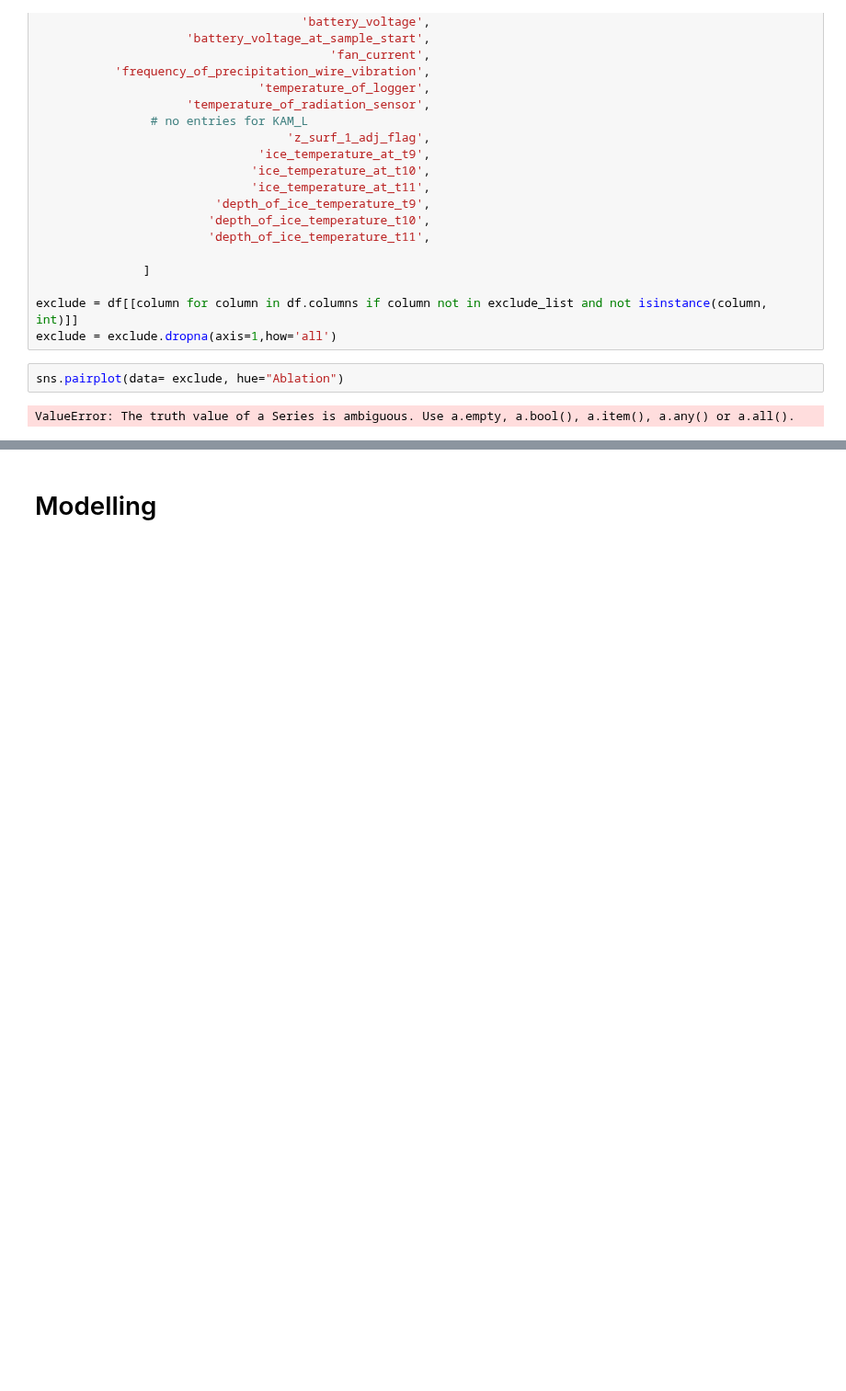
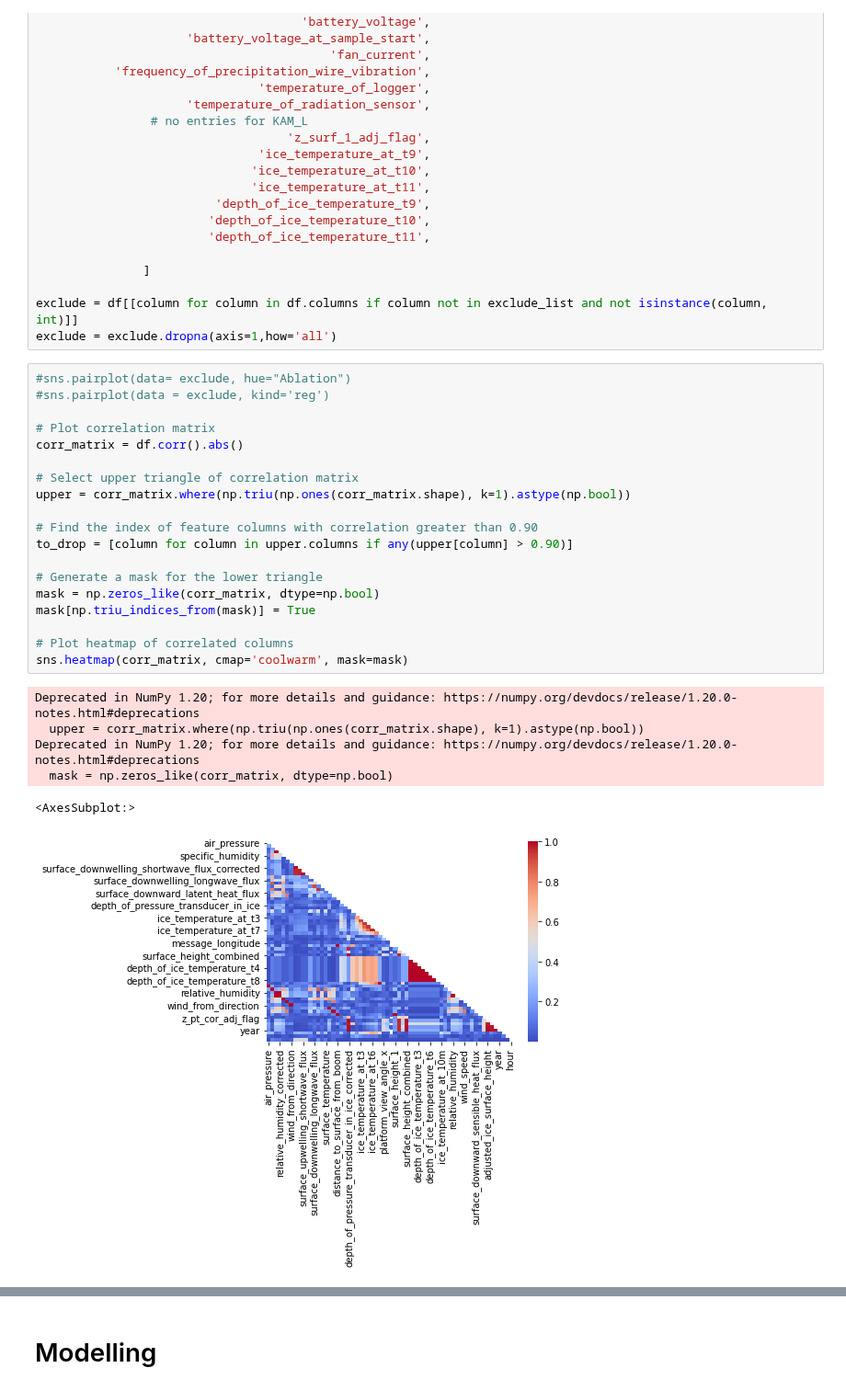
Before and after one commit to markbjerre/GEUS-Master-Thesis, a Jupyter notebook: scripts/SMB_Models.ipynb, the cells around one changed output, grey strips where cells are left out. Shown at 92% size. Cells and saved outputs as stored; diff of their text form; blank space fills up the shorter version.

```diff
--- a/scripts/SMB_Models.ipynb
+++ b/scripts/SMB_Models.ipynb
@@ -198,10 +201,32 @@ exclude_list = ["stid", "index", "Datetime", 'index',
 
 exclude = df[[column for column in df.columns if column not in exclude_list and not isinstance(column, int)]]
 exclude = exclude.dropna(axis=1,how='all')
-# %%
-sns.pairplot(data= exclude, hue="Ablation")
-# %% [output]
-ValueError: The truth value of a Series is ambiguous. Use a.empty, a.bool(), a.item(), a.any() or a.all().
+# %%
+#sns.pairplot(data= exclude, hue="Ablation")
+#sns.pairplot(data = exclude, kind='reg')
+
+# Plot correlation matrix
+corr_matrix = df.corr().abs()
+
+# Select upper triangle of correlation matrix
+upper = corr_matrix.where(np.triu(np.ones(corr_matrix.shape), k=1).astype(np.bool))
+
+# Find the index of feature columns with correlation greater than 0.90
+to_drop = [column for column in upper.columns if any(upper[column] > 0.90)]
+
+# Generate a mask for the lower triangle
+mask = np.zeros_like(corr_matrix, dtype=np.bool)
+mask[np.triu_indices_from(mask)] = True
+
+# Plot heatmap of correlated columns
+sns.heatmap(corr_matrix, cmap='coolwarm', mask=mask)
+# %% [output]
+Deprecated in NumPy 1.20; for more details and guidance: https://numpy.org/devdocs/release/1.20.0-notes.html#deprecations
+  upper = corr_matrix.where(np.triu(np.ones(corr_matrix.shape), k=1).astype(np.bool))
+Deprecated in NumPy 1.20; for more details and guidance: https://numpy.org/devdocs/release/1.20.0-notes.html#deprecations
+  mask = np.zeros_like(corr_matrix, dtype=np.bool)
+<AxesSubplot:>
+[figure, added]
 # %%
 # Increase the size of the heatmap.
 plt.figure(figsize=(16, 6))
```
Also changed, not shown: parts of 9 cells of this notebook.
